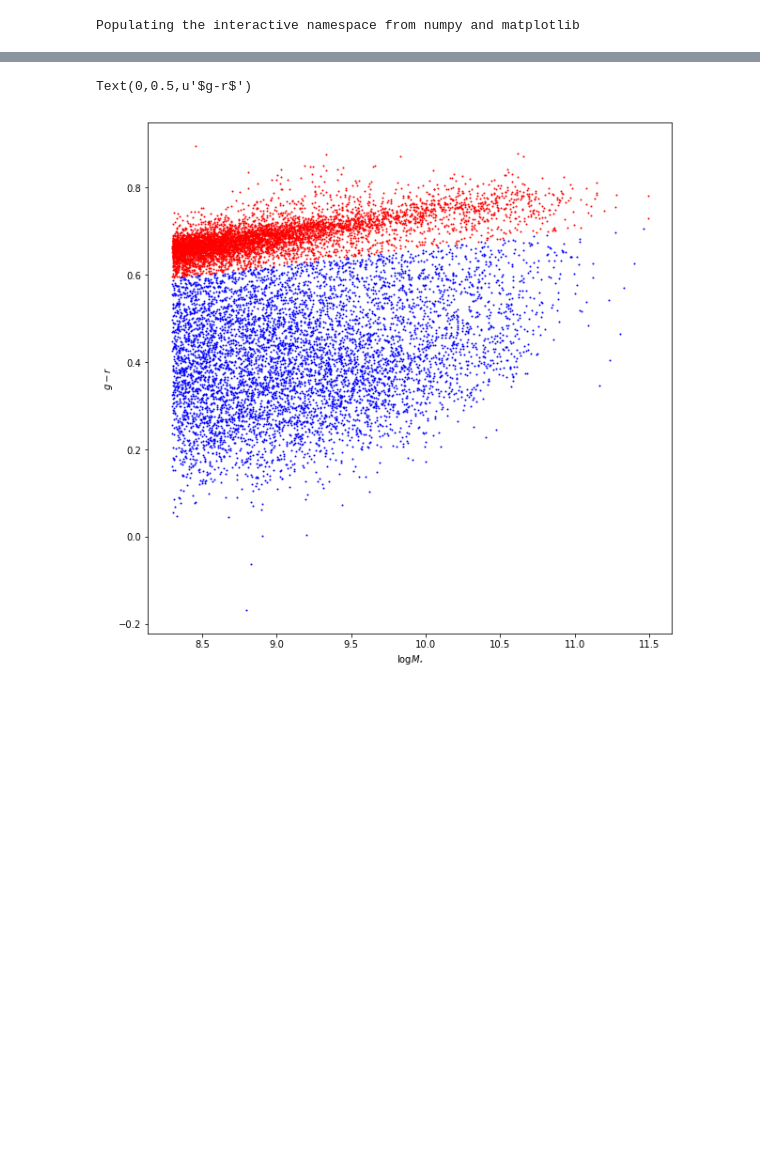
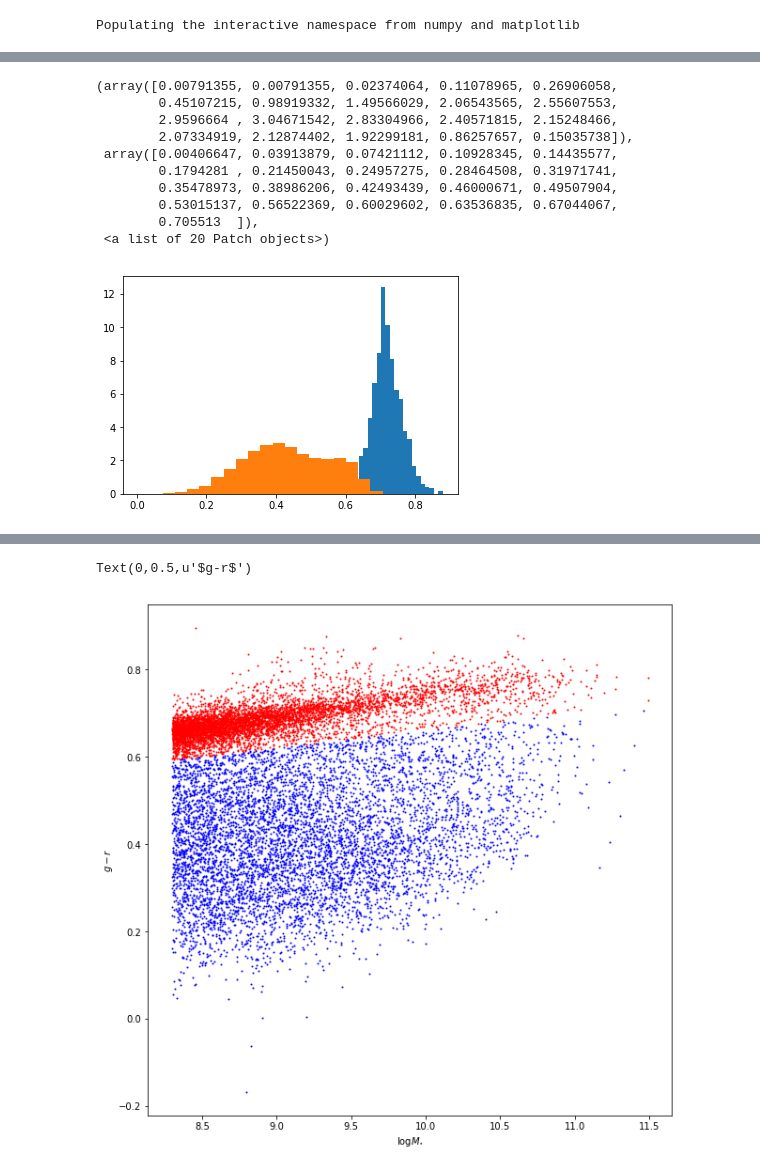
Before and after one commit to tugbabztp/Test, a Jupyter notebook: code/example.ipynb, the cells around one changed output, grey strips where cells are left out. Drawn from its saved outputs; the diff is of its cells as text; code cells hidden in the pictures; blank space fills up the shorter version.

```diff
--- a/code/example.ipynb
+++ b/code/example.ipynb
@@ -42,0 +80,15 @@ red_mask = red_blue_split(g_minus_r, logmstar)
+# %%
+plt.hist(g_minus_r[red_mask], bins = 20, normed = True)
+plt.hist(g_minus_r[~red_mask], bins = 20, normed = True)
+# %% [output]
+(array([0.00791355, 0.00791355, 0.02374064, 0.11078965, 0.26906058,
+        0.45107215, 0.98919332, 1.49566029, 2.06543565, 2.55607553,
+        2.9596664 , 3.04671542, 2.83304966, 2.40571815, 2.15248466,
+        2.07334919, 2.12874402, 1.92299181, 0.86257657, 0.15035738]),
+ array([0.00406647, 0.03913879, 0.07421112, 0.10928345, 0.14435577,
+        0.1794281 , 0.21450043, 0.24957275, 0.28464508, 0.31971741,
+        0.35478973, 0.38986206, 0.42493439, 0.46000671, 0.49507904,
+        0.53015137, 0.56522369, 0.60029602, 0.63536835, 0.67044067,
+        0.705513  ]),
+ <a list of 20 Patch objects>)
+[figure, added]
```
Also changed, not shown: parts of 20 cells of this notebook, 1 other file.
